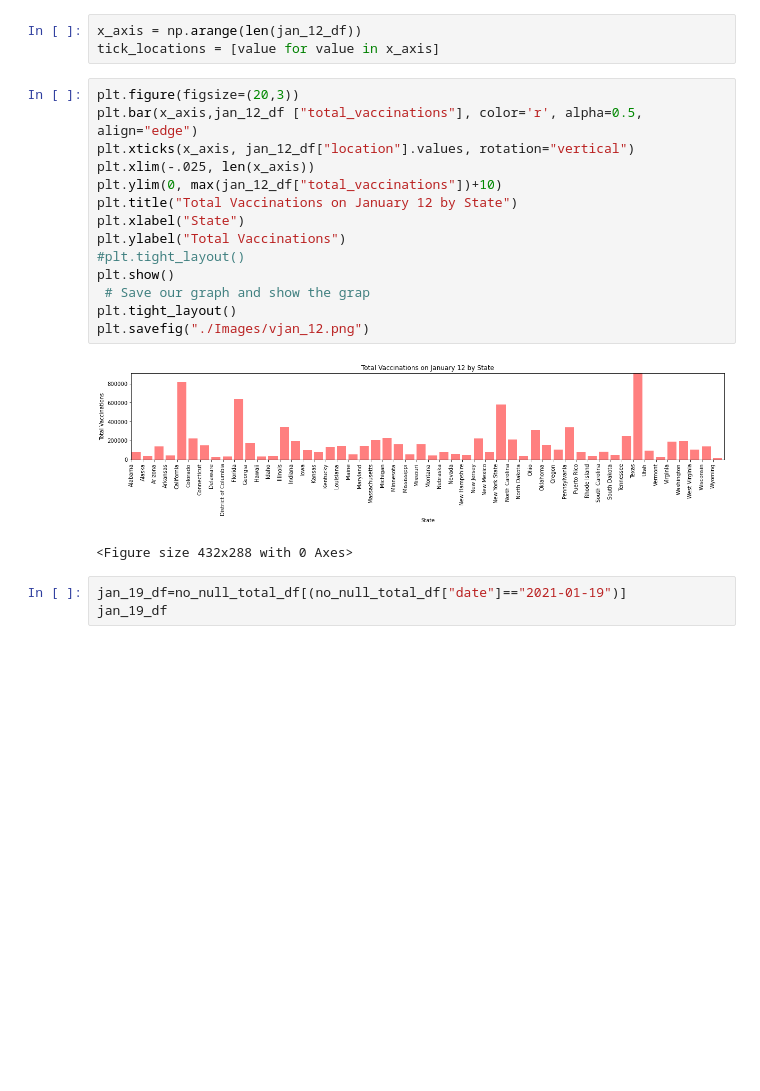
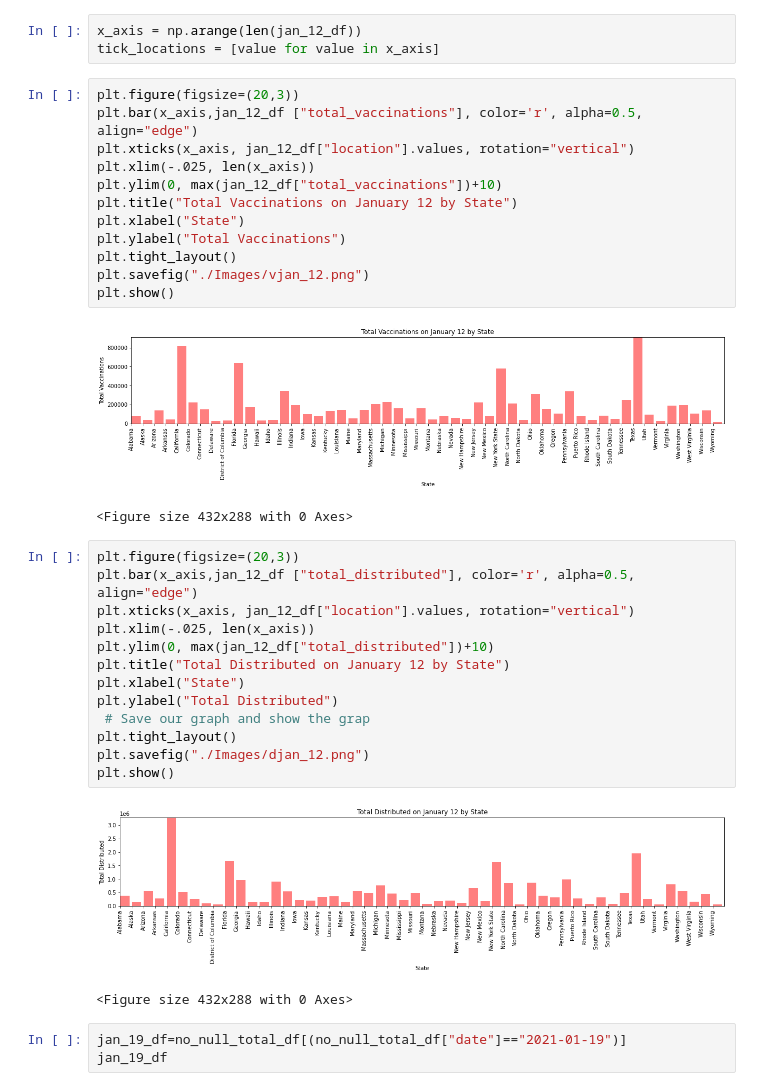
Before and after one commit to kfield1/Project-Covid, a Jupyter notebook: Vaccinations.ipynb, the cells around one changed output. Cells and saved outputs as stored; diff of their text form; blank space fills up the shorter version.

Commit message:
add distributed

```diff
--- a/Vaccinations.ipynb
+++ b/Vaccinations.ipynb
@@ -107,14 +107,28 @@ plt.ylim(0, max(jan_12_df["total_vaccinations"])+10)
 plt.title("Total Vaccinations on January 12 by State")
 plt.xlabel("State")
 plt.ylabel("Total Vaccinations")
-#plt.tight_layout()
-plt.show()
- # Save our graph and show the grap
 plt.tight_layout()
 plt.savefig("./Images/vjan_12.png")
+plt.show()
 # %% [output]
 [figure]
 <Figure size 432x288 with 0 Axes>
+# %%
+plt.figure(figsize=(20,3))
+plt.bar(x_axis,jan_12_df ["total_distributed"], color='r', alpha=0.5, align="edge")
+plt.xticks(x_axis, jan_12_df["location"].values, rotation="vertical")
+plt.xlim(-.025, len(x_axis))
+plt.ylim(0, max(jan_12_df["total_distributed"])+10)
+plt.title("Total Distributed on January 12 by State")
+plt.xlabel("State")
+plt.ylabel("Total Distributed")
+ # Save our graph and show the grap
+plt.tight_layout()
+plt.savefig("./Images/djan_12.png")
+plt.show()
+# %% [output]
+[figure, added]
+<Figure size 432x288 with 0 Axes>
 # %%
 jan_19_df=no_null_total_df[(no_null_total_df["date"]=="2021-01-19")]
 jan_19_df
```
Also changed, not shown: parts of 12 cells of this notebook, 6 other files.
